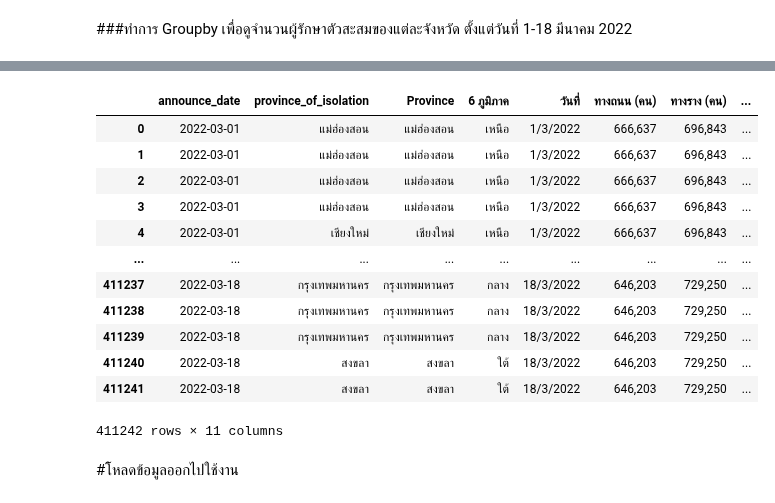
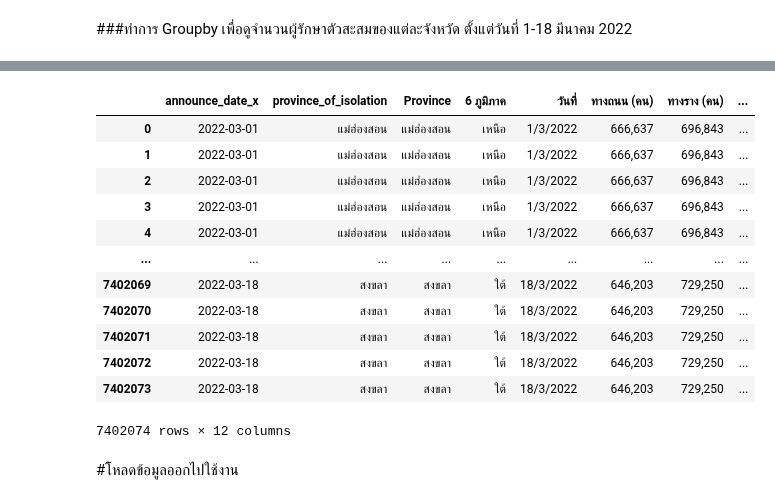
Before and after one commit to Nunticha24/data_viz_2022, a Jupyter notebook: Project_Dinosaur.ipynb, the cells around one changed output, grey strips where cells are left out. Cells and saved outputs as stored; diff of their text form; code cells hidden in the pictures.

```diff
--- a/Project_Dinosaur.ipynb
+++ b/Project_Dinosaur.ipynb
@@ -545,6 +545,6 @@ covid2022_3
 # %% [markdown]
 ###ทำการ Groupby เพื่อดูจำนวนผู้รักษาตัวสะสมของแต่ละจังหวัด ตั้งแต่วันที่ 1-18 มีนาคม 2022
 # %%
-data_gb_2022_3 = covid2022_3.groupby('province_of_isolation').size().reset_index(name='จำนวนผู้รักษาตัว')
-data_gb_2022_3
+gb_2022_3 = covid2022_3.groupby(['announce_date','province_of_isolation']).size().reset_index(name='จำนวนผู้รักษาตัว')
+gb_2022_3
 # %% [output]
@@ -564,20 +564,20 @@ data_gb_2022_3
 # %%
-Covid2022_3 = covid2022_3.merge(data_gb_2022_3,how='left',left_on='province_of_isolation',right_on = 'province_of_isolation')
+Covid2022_3 = covid2022_3.merge(gb_2022_3,how='left',left_on='province_of_isolation',right_on = 'province_of_isolation')
 Covid2022_3
 # %% [output]
-|  | announce_date | province_of_isolation | Province | 6 ภูมิภาค | วันที่ | ทางถนน (คน) | ทางราง (คน) | ... |
+|  | announce_date_x | province_of_isolation | Province | 6 ภูมิภาค | วันที่ | ทางถนน (คน) | ทางราง (คน) | ... |
 | 0 | 2022-03-01 | แม่ฮ่องสอน | แม่ฮ่องสอน | เหนือ | 1/3/2022 | 666,637 | 696,843 | ... |
 | 1 | 2022-03-01 | แม่ฮ่องสอน | แม่ฮ่องสอน | เหนือ | 1/3/2022 | 666,637 | 696,843 | ... |
 | 2 | 2022-03-01 | แม่ฮ่องสอน | แม่ฮ่องสอน | เหนือ | 1/3/2022 | 666,637 | 696,843 | ... |
 | 3 | 2022-03-01 | แม่ฮ่องสอน | แม่ฮ่องสอน | เหนือ | 1/3/2022 | 666,637 | 696,843 | ... |
-| 4 | 2022-03-01 | เชียงใหม่ | เชียงใหม่ | เหนือ | 1/3/2022 | 666,637 | 696,843 | ... |
+| 4 | 2022-03-01 | แม่ฮ่องสอน | แม่ฮ่องสอน | เหนือ | 1/3/2022 | 666,637 | 696,843 | ... |
 | ... | ... | ... | ... | ... | ... | ... | ... | ... |
-| 411237 | 2022-03-18 | กรุงเทพมหานคร | กรุงเทพมหานคร | กลาง | 18/3/2022 | 646,203 | 729,250 | ... |
-| 411238 | 2022-03-18 | กรุงเทพมหานคร | กรุงเทพมหานคร | กลาง | 18/3/2022 | 646,203 | 729,250 | ... |
-| 411239 | 2022-03-18 | กรุงเทพมหานคร | กรุงเทพมหานคร | กลาง | 18/3/2022 | 646,203 | 729,250 | ... |
-| 411240 | 2022-03-18 | สงขลา | สงขลา | ใต้ | 18/3/2022 | 646,203 | 729,250 | ... |
-| 411241 | 2022-03-18 | สงขลา | สงขลา | ใต้ | 18/3/2022 | 646,203 | 729,250 | ... |
+| 7402069 | 2022-03-18 | สงขลา | สงขลา | ใต้ | 18/3/2022 | 646,203 | 729,250 | ... |
+| 7402070 | 2022-03-18 | สงขลา | สงขลา | ใต้ | 18/3/2022 | 646,203 | 729,250 | ... |
+| 7402071 | 2022-03-18 | สงขลา | สงขลา | ใต้ | 18/3/2022 | 646,203 | 729,250 | ... |
+| 7402072 | 2022-03-18 | สงขลา | สงขลา | ใต้ | 18/3/2022 | 646,203 | 729,250 | ... |
+| 7402073 | 2022-03-18 | สงขลา | สงขลา | ใต้ | 18/3/2022 | 646,203 | 729,250 | ... |
-411242 rows × 11 columns
+7402074 rows × 12 columns
 # %% [markdown]
 #โหลดข้อมูลออกไปใช้งาน
 # %%
```
Also changed, not shown: parts of 2 cells of this notebook.
